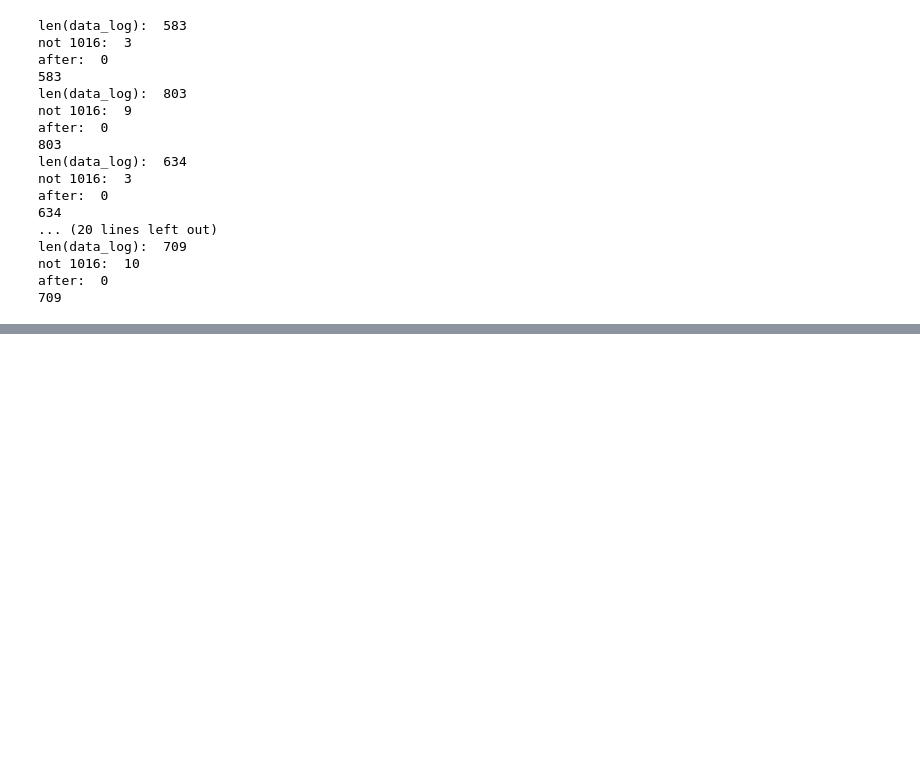
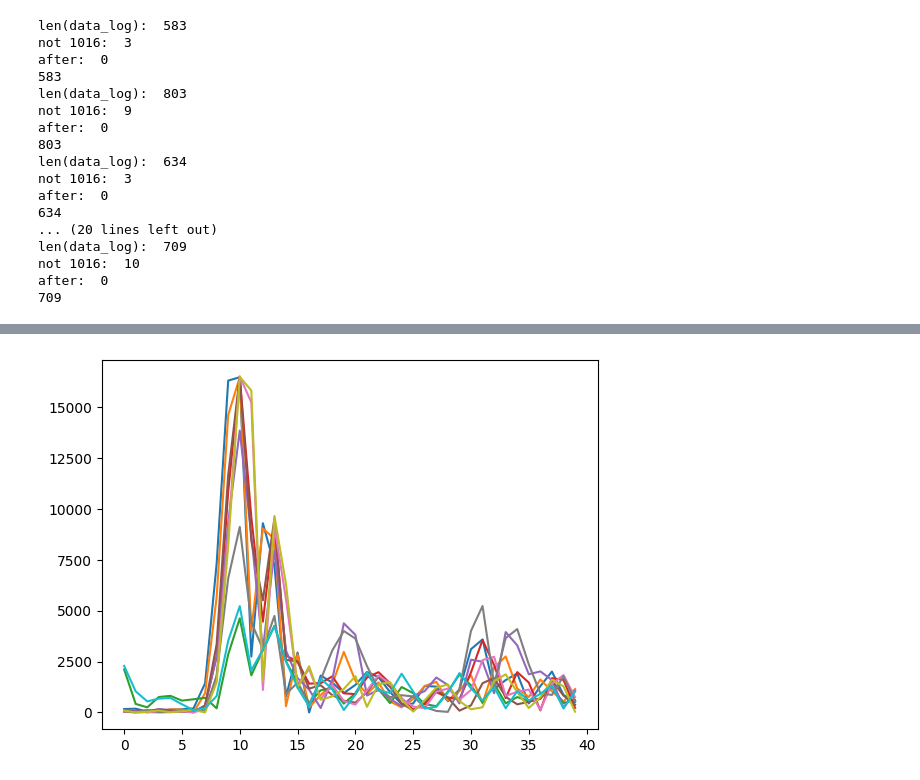
Before and after one commit to jkworldchampion/tag-less_tracking_with_uwb, a Jupyter notebook: angle_classification.ipynb, the cells around one changed output, grey strips where cells are left out. Drawn from its saved outputs; the diff is of its cells as text; code cells hidden in the pictures; blank space fills up the shorter version.

```diff
--- a/angle_classification.ipynb
+++ b/angle_classification.ipynb
@@ -63,3 +62,13 @@ same_empty = same_peak(empty)
+# %%
+same_empty = same_peak(empty)
+same_ra20 = same_peak(ra20)
+same_ra215 = same_peak(ra215)
+same_rt20 = same_peak(rt20)
+same_rt215 = same_peak(rt215)
+same_la20 = same_peak(la20)
+same_la215 = same_peak(la215)
+same_lt20 = same_peak(lt20)
+same_lt215 = same_peak(lt215)
 # %%
 empty.iloc[10].plot()
 # %% [output]
@@ -67,0 +87,5 @@ empty.iloc[10].plot()
+# %%
+for i in range(0, 10):
+    abs(same_ra20.iloc[i][:40]).plot()
+# %% [output]
+[figure, added]
```
Also changed, not shown: parts of 10 cells of this notebook, 11 other files.
